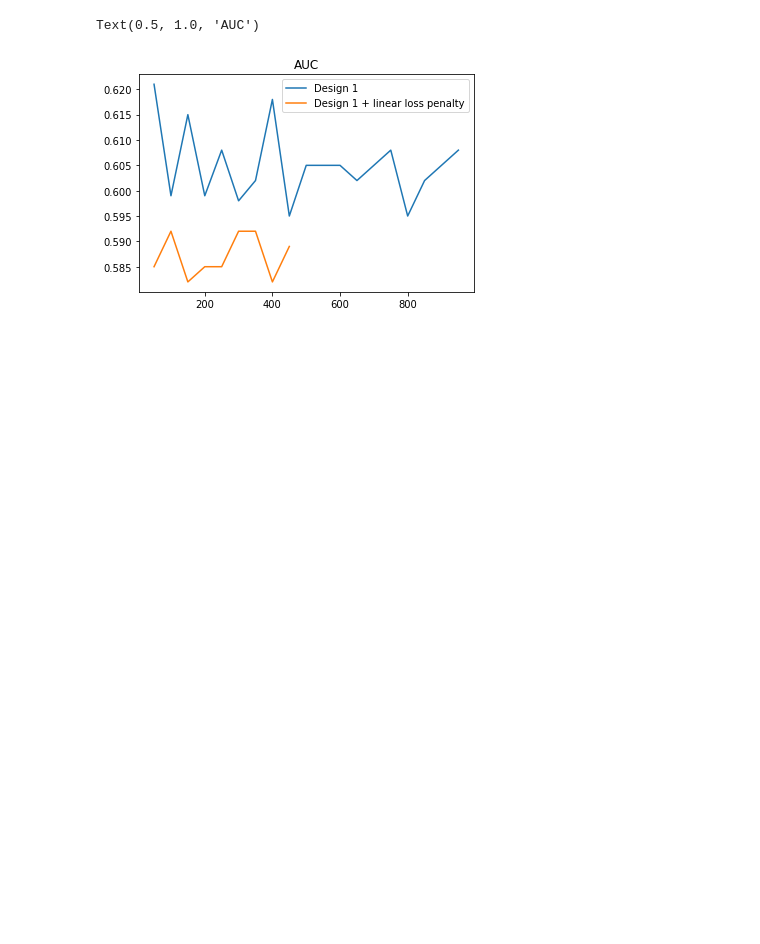
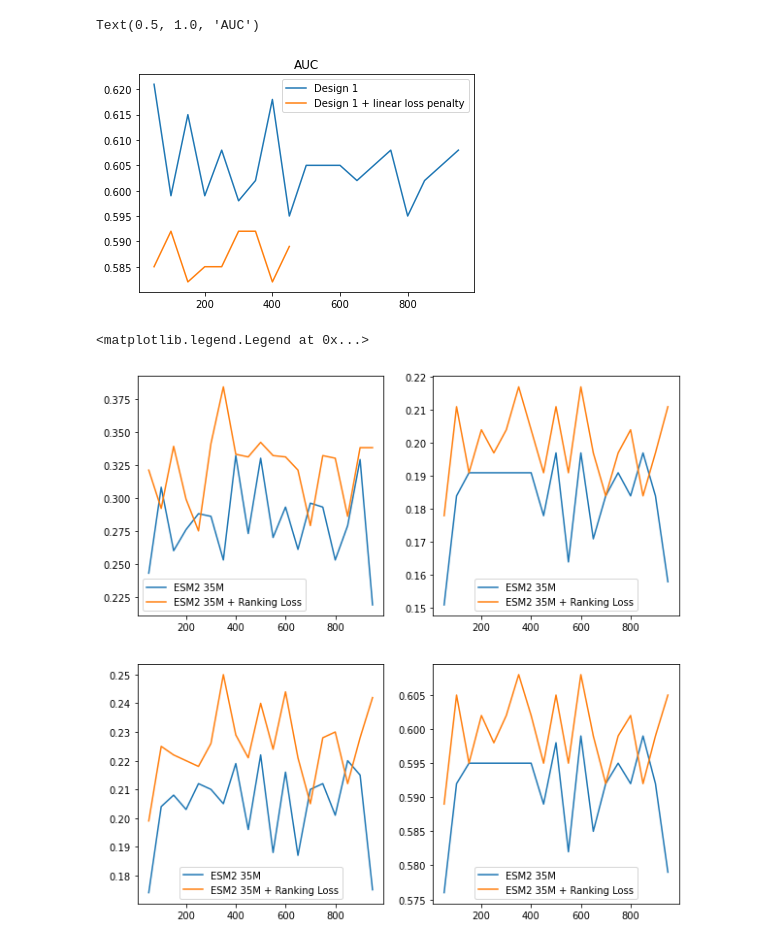
Before and after one commit to xxchenxx/CLEAN, a Jupyter notebook: app/draw.ipynb, the cells around one changed output. Saved outputs shown, nothing was run; the diff lists cells and outputs as text; code cells hidden in the pictures; blank space fills up the shorter version.

```diff
--- a/app/draw.ipynb
+++ b/app/draw.ipynb
@@ -462,0 +478,36 @@ Text(0.5, 1.0, 'AUC')
+# %%
+
+import matplotlib.pyplot as plt
+with open("ranking_loss.out") as f:
+    ranking_loss = f.readlines()
+ranking_loss_precisions = []
+ranking_loss_recalls = []
+ranking_loss_F1s = []
+ranking_loss_AUCs = []
+for line in ranking_loss:
+    if line.startswith(">>> pre"):
+        ranking_loss_precisions.append(float(line.split("precision: ")[1].split("|")[0]))
+        ranking_loss_recalls.append(float(line.split("recall: ")[1].split("|")[0]))
+        ranking_loss_F1s.append(float(line.split("F1: ")[1].split("|")[0]))
+        ranking_loss_AUCs.append(float(line.split("AUC: ")[1]))
+# %%
+plt.figure(figsize=(10, 10))
+plt.subplot(2, 2, 1)
+plt.plot(range(50, 1000, 50), baseline_precisions[-19:], label='ESM2 35M')
+plt.plot(list(range(50, 1000, 50)), ranking_loss_precisions[-19:], label='ESM2 35M + Ranking Loss')
+plt.legend()
+plt.subplot(2, 2, 2)
+plt.plot(range(50, 1000, 50), baseline_recalls[-19:], label='ESM2 35M')
+plt.plot(list(range(50, 1000, 50)), ranking_loss_recalls[-19:], label='ESM2 35M + Ranking Loss')
+plt.legend()
+plt.subplot(2, 2, 3)
+plt.plot(range(50, 1000, 50), baseline_F1s[-19:], label='ESM2 35M')
+plt.plot(list(range(50, 1000, 50)), ranking_loss_F1s[-19:], label='ESM2 35M + Ranking Loss')
+plt.legend()
+plt.subplot(2, 2, 4)
+plt.plot(range(50, 1000, 50), baseline_AUCs[-19:], label='ESM2 35M')
+plt.plot(list(range(50, 1000, 50)), ranking_loss_AUCs[-19:], label='ESM2 35M + Ranking Loss')
+plt.legend()
+# %% [output]
+<matplotlib.legend.Legend at 0x...>
+[figure, added]
```
Also changed, not shown: parts of 1 cell of this notebook, 4 other files.
